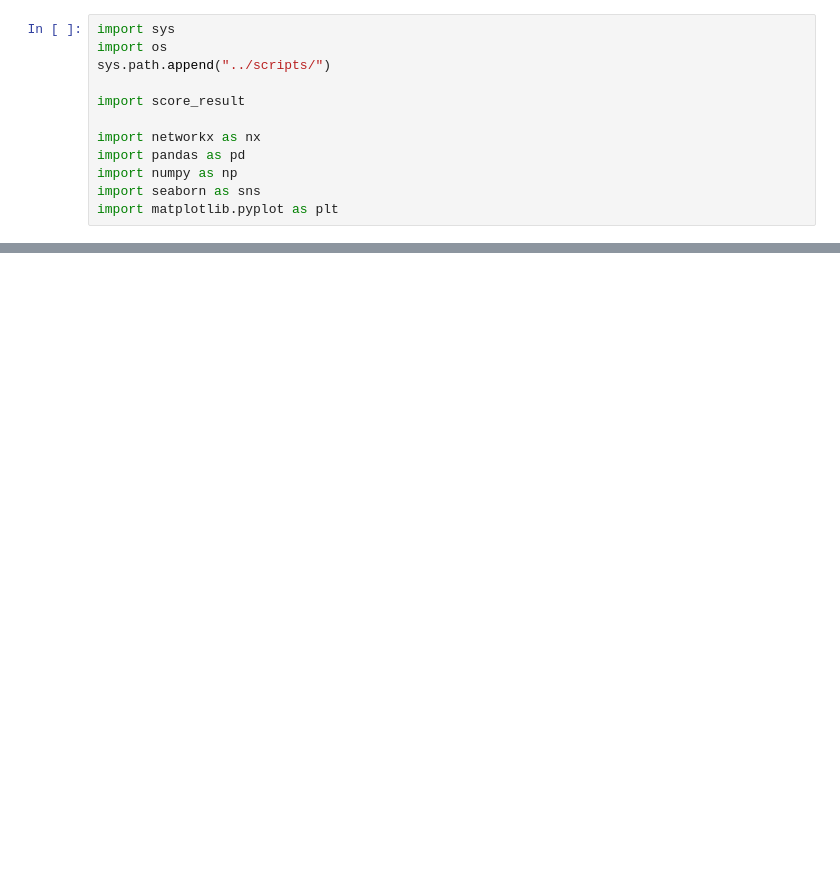
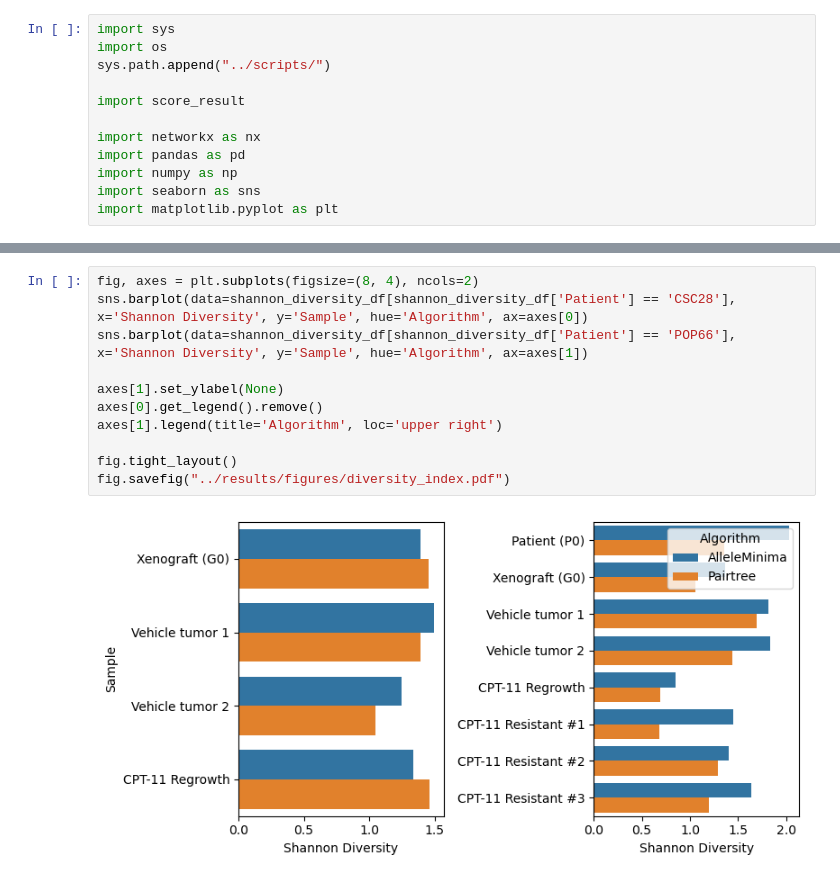
Before and after one commit to raphael-group/fastBE, a Jupyter notebook: notebooks/ball_realdata.ipynb, the cells around one changed output, grey strips where cells are left out. Cells and saved outputs as stored; diff of their text form; blank space fills up the shorter version.

```diff
--- a/notebooks/ball_realdata.ipynb
+++ b/notebooks/ball_realdata.ipynb
@@ -162,0 +193,13 @@ instances[13]['samples']
+# %%
+fig, axes = plt.subplots(figsize=(8, 4), ncols=2)
+sns.barplot(data=shannon_diversity_df[shannon_diversity_df['Patient'] == 'CSC28'], x='Shannon Diversity', y='Sample', hue='Algorithm', ax=axes[0])
+sns.barplot(data=shannon_diversity_df[shannon_diversity_df['Patient'] == 'POP66'], x='Shannon Diversity', y='Sample', hue='Algorithm', ax=axes[1])
+
+axes[1].set_ylabel(None)
+axes[0].get_legend().remove()
+axes[1].legend(title='Algorithm', loc='upper right')
+
+fig.tight_layout()
+fig.savefig("../results/figures/diversity_index.pdf")
+# %% [output]
+[figure, added]
```
Also changed, not shown: parts of 17 cells of this notebook, 6 other files.
